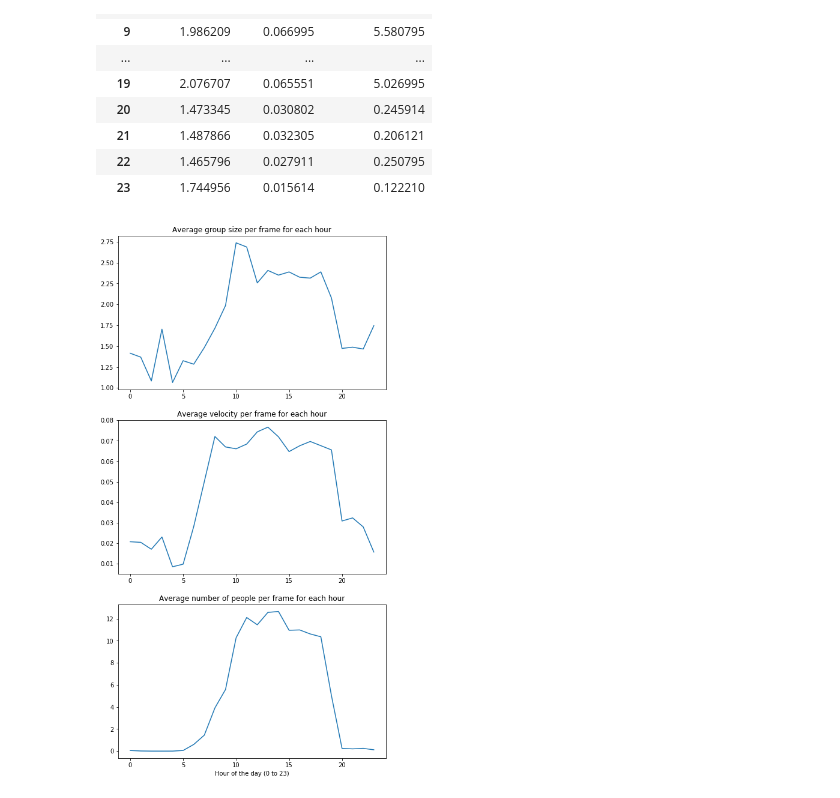
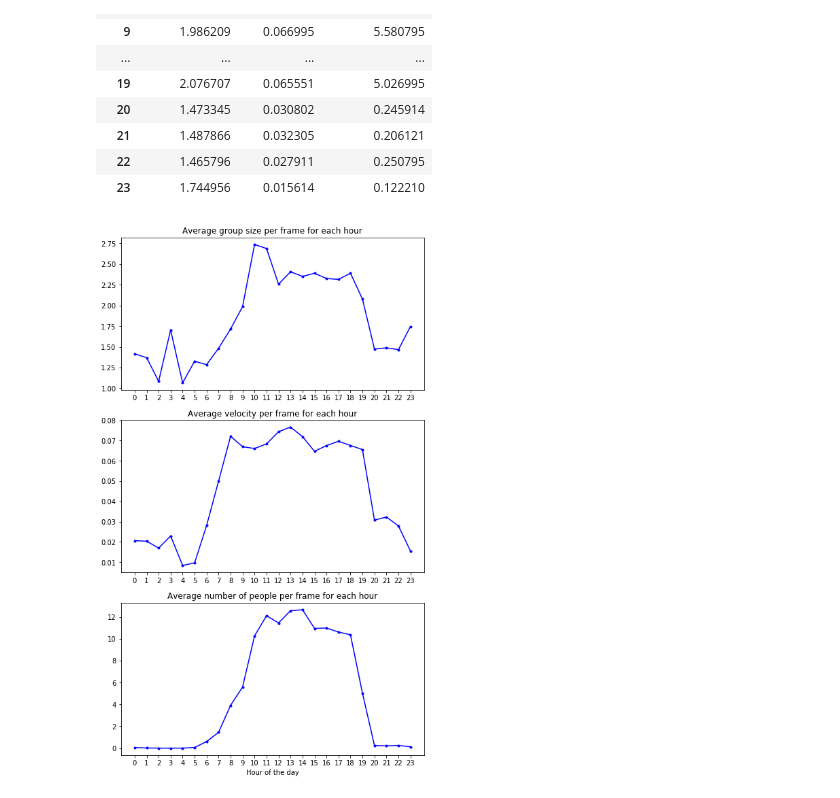
Before and after one commit to stephenslater/Crowd-Dynamics, a Jupyter notebook: notebooks/HistoricalComparison.ipynb, the cells around one changed output. Saved outputs shown, nothing was run; the diff lists cells and outputs as text; code cells hidden in the pictures.

Commit message:
Updated perframe analytics image, added to website folder

```diff
--- a/notebooks/HistoricalComparison.ipynb
+++ b/notebooks/HistoricalComparison.ipynb
@@ -191,19 +191,20 @@ summed_df
 # %%
 times = range(24)
 # %%
-fig, axes = plt.subplots(3, 1, figsize=(8, 16))
+fig, axes = plt.subplots(3, 1, figsize=(8, 14))
 
-axes[0].plot(times, data[:, 0])
+axes[0].plot(times, data[:, 0], 'b.-')
 axes[0].set_title('Average group size per frame for each hour')
-# axes[0].set_xlabel('Hour of the day (0 to 23)')
+axes[0].set_xticks(range(24))
 
-axes[1].plot(times, data[:, 1])
+axes[1].plot(times, data[:, 1], 'b.-')
 axes[1].set_title('Average velocity per frame for each hour')
-# axes[1].set_xlabel('Hour of the day (0 to 23)')
+axes[1].set_xticks(range(24))
 
-axes[2].plot(times, data[:, 2])
+axes[2].plot(times, data[:, 2], 'b.-')
 axes[2].set_title('Average number of people per frame for each hour')
-axes[2].set_xlabel('Hour of the day (0 to 23)')
+axes[2].set_xlabel('Hour of the day')
+axes[2].set_xticks(range(24))
 fig.savefig('perframeanalytics.png')
 # %% [output]
-[figure, old version]
+[figure, new version]
```
Also changed, not shown: 2 other files.
